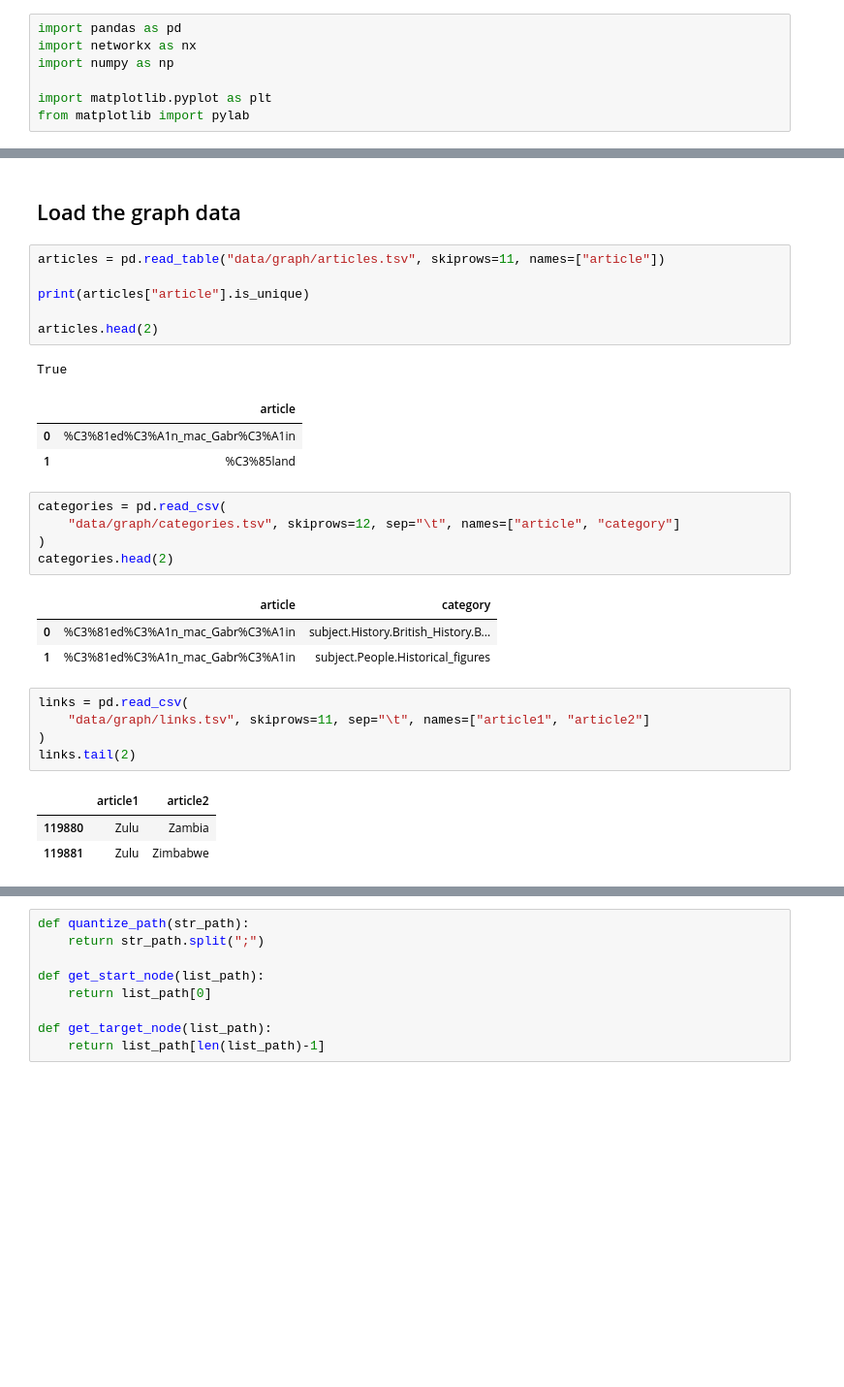
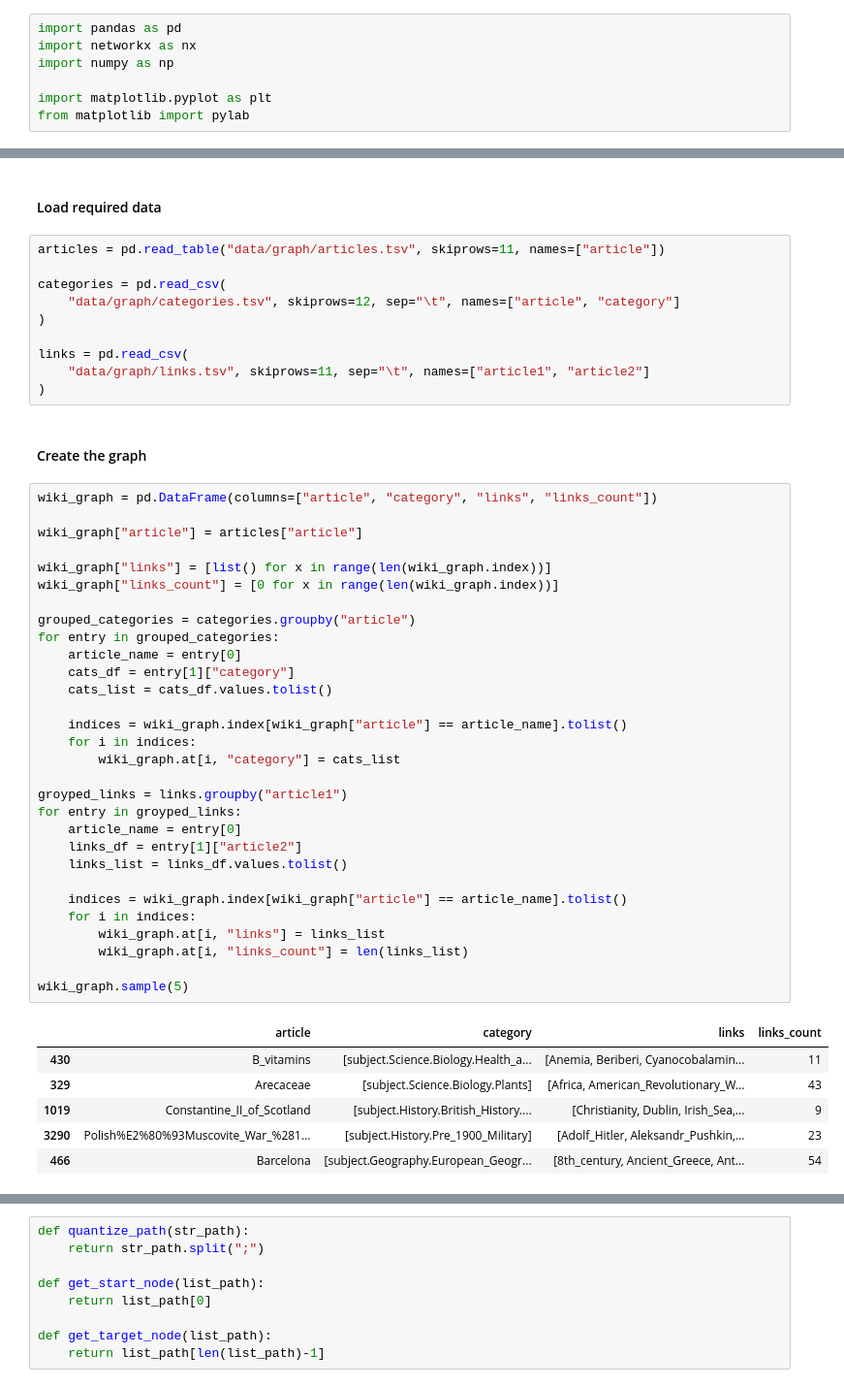
Before and after one commit to epfl-ada/ada-2022-project-souvladaki, a Jupyter notebook: project.ipynb, the cells around one changed output, grey strips where cells are left out. Shown at 97% size. Saved outputs shown, nothing was run; the diff lists cells and outputs as text; blank space fills up the shorter version.

```diff
--- a/project.ipynb
+++ b/project.ipynb
@@ -10,31 +12,51 @@ from matplotlib import pylab
 # %% [markdown]
-## Load the graph data
+#### Load required data
-# %%
-articles = pd.read_table("data/graph/articles.tsv", skiprows=11, names=["article"])
-
-print(articles["article"].is_unique)
-
-articles.head(2)
-# %% [output]
-True
-|  | article |
-| 0 | %C3%81ed%C3%A1n_mac_Gabr%C3%A1in |
-| 1 | %C3%85land |
 # %%
+articles = pd.read_table("data/graph/articles.tsv", skiprows=11, names=["article"])
+
 categories = pd.read_csv(
     "data/graph/categories.tsv", skiprows=12, sep="\t", names=["article", "category"]
 )
-categories.head(2)
+
+links = pd.read_csv(
+    "data/graph/links.tsv", skiprows=11, sep="\t", names=["article1", "article2"]
+)
-# %% [output]
-|  | article | category |
-| 0 | %C3%81ed%C3%A1n_mac_Gabr%C3%A1in | subject.History.British_History.B... |
-| 1 | %C3%81ed%C3%A1n_mac_Gabr%C3%A1in | subject.People.Historical_figures |
-# %%
-links = pd.read_csv(
-    "data/graph/links.tsv", skiprows=11, sep="\t", names=["article1", "article2"]
-)
-links.tail(2)
-# %% [output]
-|  | article1 | article2 |
-| 119880 | Zulu | Zambia |
-| 119881 | Zulu | Zimbabwe |
+# %% [markdown]
+#### Create the graph
+# %%
+wiki_graph = pd.DataFrame(columns=["article", "category", "links", "links_count"])
+
+wiki_graph["article"] = articles["article"]
+
+wiki_graph["links"] = [list() for x in range(len(wiki_graph.index))]
+wiki_graph["links_count"] = [0 for x in range(len(wiki_graph.index))]
+
+grouped_categories = categories.groupby("article")
+for entry in grouped_categories:
+    article_name = entry[0]
+    cats_df = entry[1]["category"]
+    cats_list = cats_df.values.tolist()
+
+    indices = wiki_graph.index[wiki_graph["article"] == article_name].tolist()
+    for i in indices:
+        wiki_graph.at[i, "category"] = cats_list
+
+groyped_links = links.groupby("article1")
+for entry in groyped_links:
+    article_name = entry[0]
+    links_df = entry[1]["article2"]
+    links_list = links_df.values.tolist()
+
+    indices = wiki_graph.index[wiki_graph["article"] == article_name].tolist()
+    for i in indices:
+        wiki_graph.at[i, "links"] = links_list
+        wiki_graph.at[i, "links_count"] = len(links_list)
+
+wiki_graph.sample(5)
+# %% [output]
+|  | article | category | links | links_count |
+| 430 | B_vitamins | [subject.Science.Biology.Health_a... | [Anemia, Beriberi, Cyanocobalamin... | 11 |
+| 329 | Arecaceae | [subject.Science.Biology.Plants] | [Africa, American_Revolutionary_W... | 43 |
+| 1019 | Constantine_II_of_Scotland | [subject.History.British_History.... | [Christianity, Dublin, Irish_Sea,... | 9 |
+| 3290 | Polish%E2%80%93Muscovite_War_%281... | [subject.History.Pre_1900_Military] | [Adolf_Hitler, Aleksandr_Pushkin,... | 23 |
+| 466 | Barcelona | [subject.Geography.European_Geogr... | [8th_century, Ancient_Greece, Ant... | 54 |
```
Also changed, not shown: parts of 22 cells of this notebook, 1 other file.
